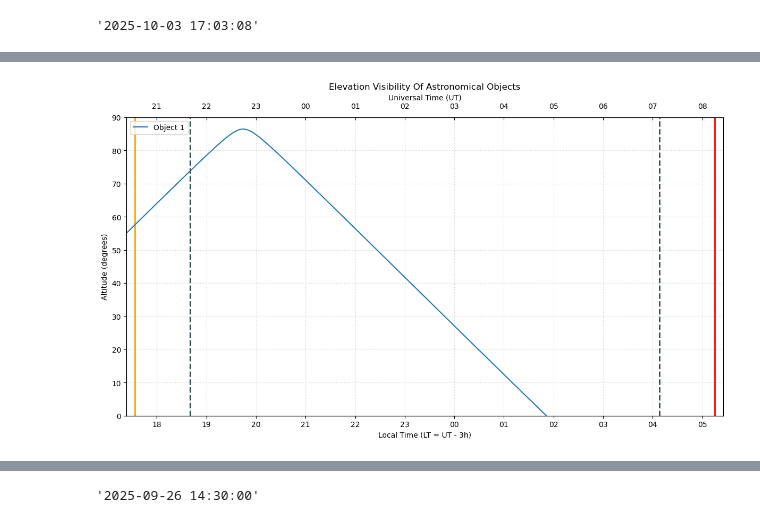
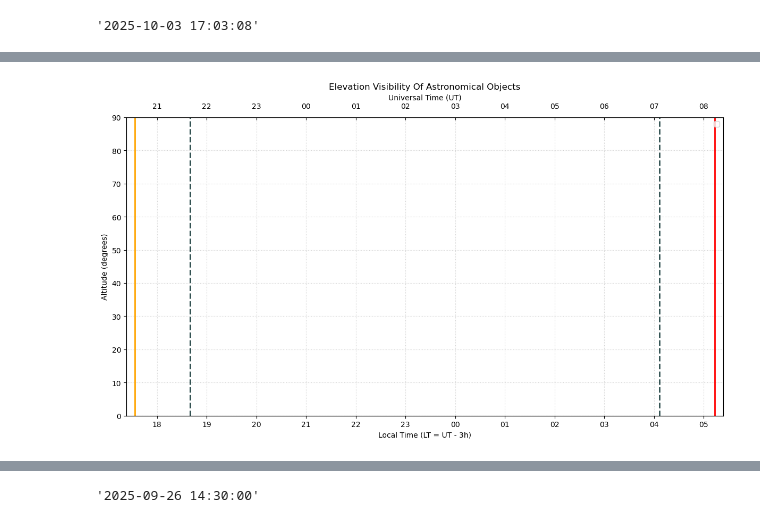
Before and after one commit to j-michimani-g/Algorithms_Meeus, a Jupyter notebook: notebook_3.ipynb, the cells around one changed output, grey strips where cells are left out. Cells and saved outputs as stored; diff of their text form; code cells hidden in the pictures.

```diff
--- a/notebook_3.ipynb
+++ b/notebook_3.ipynb
@@ -4,0 +7,5 @@ from datetime import datetime,timedelta
+# %%
+# Time string in "YYYY-MM-DD HH:MM" or "YYYY-MM-DD HH:MM:SS.SS" format
+date_str = "2025-10-06 00:00:00"
+# # ut_offset (float): Hours offset from UTC. Positive for East of Greenwich, negative for West.
+# ut_offset = -3
@@ -4,0 +64,3 @@ from datetime import datetime,timedelta
+# %%
+ut_offset, tz_name = get_utc_offset_from_coords(site_latitude, site_longitude)
+print(f"UTC Offset: {ut_offset:+.1f} hours")
@@ -4,0 +100,29 @@ from datetime import datetime,timedelta
+# %%
+ra_dec_str = "21 01 15.1 -12 22 42"
+
+
+ra_hours, ra_deg, dec_deg, dec_rad = maped.parse_and_convert_ra_dec(ra_dec_str)
+
+date_str_elevation_start_object = date_str_object + timedelta (hours=sunset_1) - timedelta (minutes=30)
+
+date_str_elevation_start = date_str_elevation_start_object.strftime("%Y-%m-%d %H:%M:%S")
+
+list_dates_objects = [date_str_elevation_start_object + timedelta(minutes=1*(i+1)) for i in range(1000)]
+list_dates_str =  [i.strftime("%Y-%m-%d %H:%M:%S") for i in list_dates_objects]
+
+
+list_dates_objects_modified = [i for i in list_dates_objects]
+
+
+list_JDs = []
+for i in list_dates_str:
+    Y, M, D = maped.parse_date_to_YMD_flexible(i)
+    list_JDs.append(maped.calculate_julian_day(Y, M, D))
+
+list_GMST_degrees = [maped.calculate_mean_sidereal_time(i) for i in list_JDs]
+
+list_LST = [maped.calculate_local_sidereal_time(i,site_longitude) for i in list_GMST_degrees]
+
+list_H_hours = [i - ra_hours for i in list_LST]
+
+list_altitude_degrees = [maped.calculate_object_altitude(site_latitude, dec_deg, i) for i in list_H_hours]
@@ -18,6 +436,9 @@ if site_longitude > 180.0:
 site_latitude = -8.7922
 # The latitude of the site: Observer's latitude (phi) in degrees. North is positive. (float, degrees)
 site_elevation_m = 390
+# %%
+date_str = "2025-10-03 00:00:00"    # Time string in "YYYY-MM-DD HH:MM" or "YYYY-MM-DD HH:MM:SS.SS" format
+ut_offset = -3                      # ut_offset (float): Hours offset from UTC. Positive for East of Greenwich, negative for West.
 # %%
 # --- 1. Get Evening Events (Sunset & Dusk for the starting date) ---
 sunrise_1, sunset_1, dawn_1, dusk_1 = maped.calculate_events_for_date(
@@ -208,7 +629,7 @@ ax.grid(axis='y', linestyle=':', alpha=0.6) # Optional: Add grid for better read
 ax2 = ax.twiny()
 
 
-ax2.plot(list_dates_objects_modified,list_altitude_degrees,label='Object 1')
+# ax2.plot(list_dates_objects_modified,list_altitude_degrees,label='Object 1')
 # The key step: Set the limits of ax2 to be shifted by the UT_OFFSET
 # LT_start - UT_OFFSET = UT_start
 ax2.set_xlim(ax.get_xlim())
@@ -223,32 +644,32 @@ def utc_formatter(x, pos):
     Custom formatter function to display UTC hour.
     x is the plot coordinate (LT), which we interpret as a datetime object.
     We shift the time by UT_OFFSET and return the hour component.
     """
     # Convert the plot coordinate (Matplotlib date number) back to datetime object
     dt = mdates.num2date(x)
 
     # Calculate the corresponding UTC time
     utc_dt = dt - timedelta(hours=UT_OFFSET)
 
     # Return the formatted hour as a string
     return utc_dt.strftime('%H')
 
 # Apply the same hourly locator
 ax2.xaxis.set_major_locator(mdates.HourLocator(interval=1))
 
 # Apply the custom UTC formatter
 ax2.xaxis.set_major_formatter(plt.FuncFormatter(utc_formatter))
 
 # Set the label for the new axis
 ax2.set_xlabel("Universal Time (UT)", fontsize=10)
 
 # Adjust the location of the twin axis ticks (optional, but good for separation)
 ax2.tick_params(axis='x', direction='in', pad=10)
 
 
 plt.title("Elevation Visibility Of Astronomical Objects")
-plt.legend(loc='upper left')
+plt.legend(bbox_to_anchor=(1.0, 1.0))
 plt.tight_layout()
 plt.show()
 # %% [output]
-[figure, old version]
+[figure, new version]
```
Also changed, not shown: parts of 14 cells of this notebook, 2 other files.
